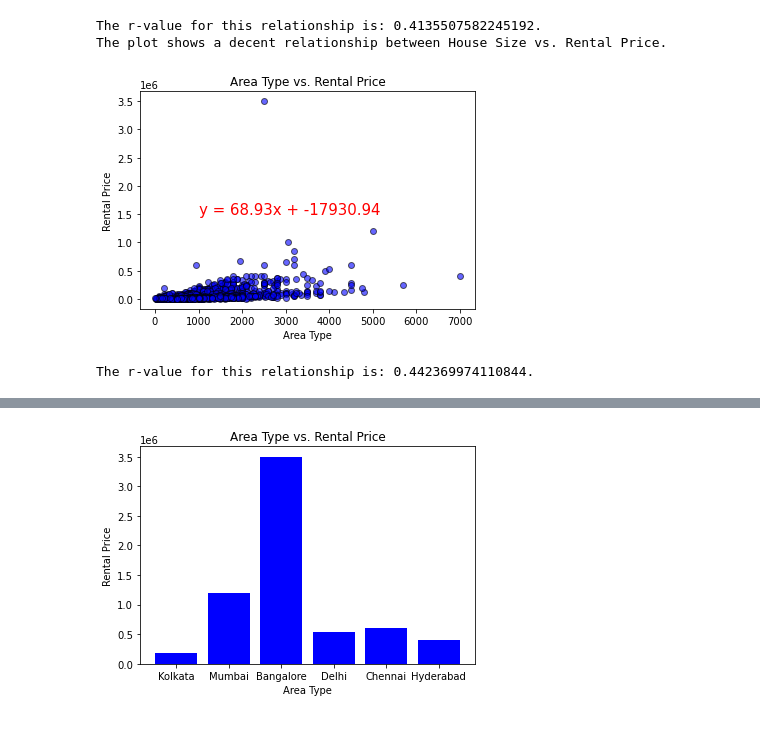
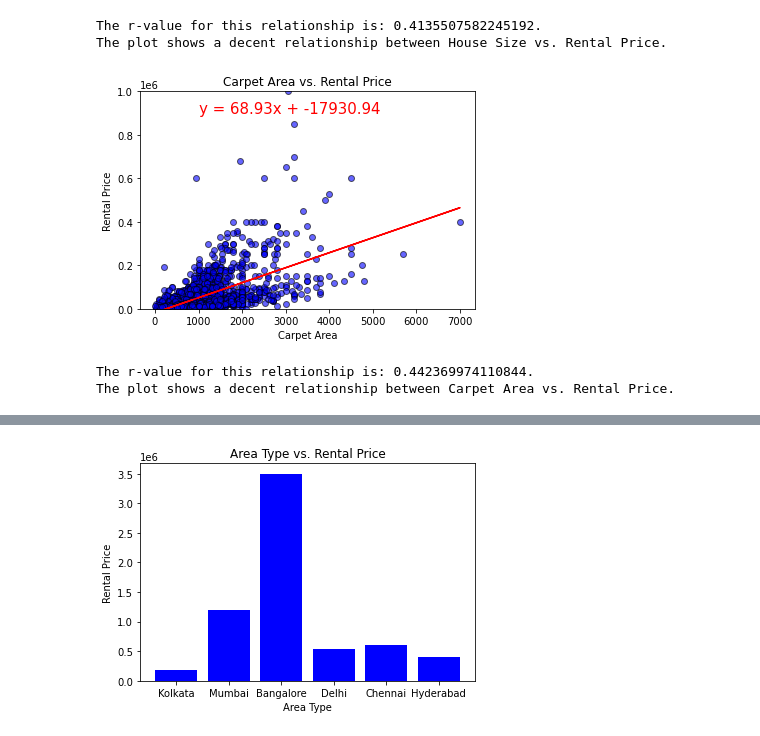
Before and after one commit to FrankMS3/Project-one, a Jupyter notebook: house_rental.ipynb, the cells around one changed output, grey strips where cells are left out. Cells and saved outputs as stored; diff of their text form; code cells hidden in the pictures.

```diff
--- a/house_rental.ipynb
+++ b/house_rental.ipynb
@@ -138,40 +153,42 @@ print(f"The plot shows a decent relationship between House Size vs. Rental Price
 The r-value for this relationship is: 0.4135507582245192.
 The plot shows a decent relationship between House Size vs. Rental Price.
 # %%
-# Does the area type affect the rental price?
+# Deep diving into the "Carpet Area" type to see its distribution with the Rental Price:
 
 
 # Set x and y values:
 carpet_area_df = house_rental_df[house_rental_df["Area Type"]=="Carpet Area"]
 x_values = carpet_area_df["Size (ft2)"]
 y_values = carpet_area_df["Rental Price"]
 
 # Use the below linregress equation to get the 5 vales before the "=" sign:
 (slope, intercept, rvalue, pvalue, stderr) = linregress(x_values, y_values)
+plt.plot(x_values ,regress_values,"r-")
+
 
 # Define regress values as shown below:
 regress_values = x_values * slope + intercept
 line_eq = "y = " + str(round(slope,2)) + "x + " + str(round(intercept,2))
 
-# Plot both the "Area Type vs. Rental Price" and the line equation values in one plot:
+# Plot both the "Area Type "Carpet Area" vs. Rental Price" and the line equation values in one plot:
 plt.scatter(x_values, y_values, color="blue", marker="o", facecolors="blue", edgecolors="black", alpha=0.6)
-# plt.ylim(0,1000000)
+plt.ylim(0,1000000)
 
 # Annotate the equation line:
-plt.annotate(line_eq,(1000,1500000),fontsize=15,color="red")
+plt.annotate(line_eq,(1000,900000),fontsize=15,color="red")
 # Set the title, xlabel and ylabels as shown below:
-plt.title("Area Type vs. Rental Price")
-plt.xlabel("Area Type")
+plt.title("Carpet Area vs. Rental Price")
+plt.xlabel("Carpet Area")
 plt.ylabel("Rental Price")
 plt.show()
 
 # Print the following findings:
 print(f"The r-value for this relationship is: {rvalue}.")
-# Print the following findings:
-# print(f"The plot shows a decent relationship between House Size vs. Rental Price.")
+print(f"The plot shows a decent relationship between Carpet Area vs. Rental Price.")
 # %% [output]
-[figure, old version]
+[figure, new version]
 The r-value for this relationship is: 0.442369974110844.
+The plot shows a decent relationship between Carpet Area vs. Rental Price.
 # %%
 x_values
 # %% [output]
```
Also changed, not shown: parts of 2 cells of this notebook.
